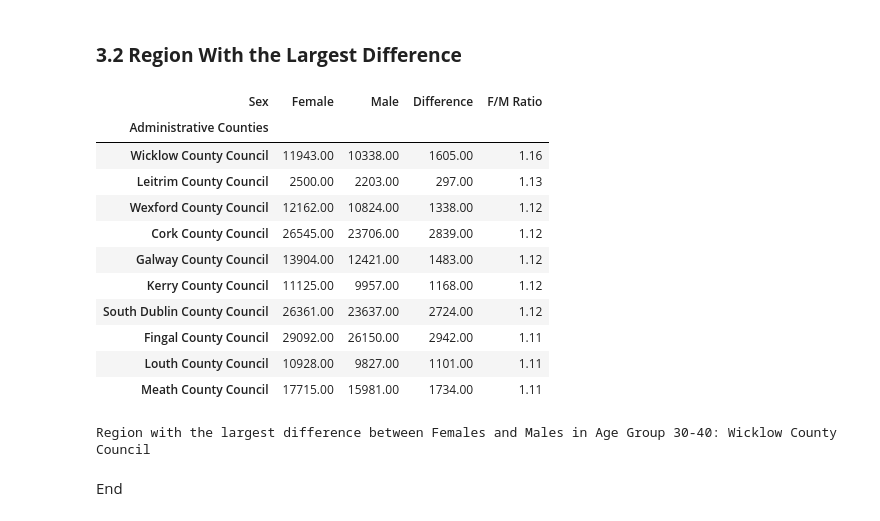
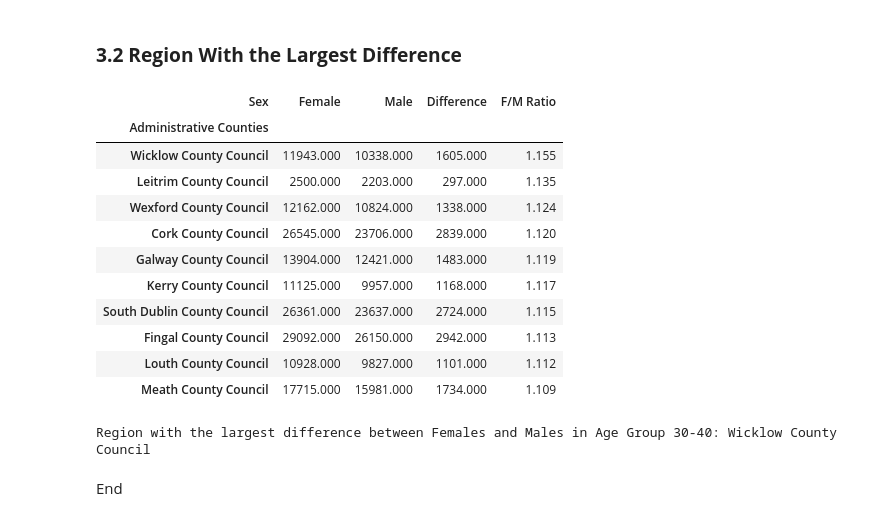
Before and after one commit to marianemcgrath/pfda, a Jupyter notebook: assignment/assignment05_population.ipynb, the cells around one changed output. Cells and saved outputs as stored; diff of their text form; code cells hidden in the pictures.

```diff
--- a/assignment/assignment05_population.ipynb
+++ b/assignment/assignment05_population.ipynb
@@ -358,41 +284,41 @@ Warning: Some administrative counties have more males than females in the age gr
 # %%
 # Create a pivot table where it shows the biggest population difference between the sexes
 # in that age group (30 to 40) and add the administrative counties
 
 # Filter out 'Both Sexes' first, then group by Administrative Counties and Sex
 coco_group = age_filter_no_both.groupby(['Administrative Counties', 'Sex'])['VALUE'].sum().unstack(fill_value=0) # Unstack to have Sex as columns
 
 # Show the top 5 Administrative Counties with the biggest difference
 coco_group = coco_group[coco_group.index != 'Ireland'] # Remove Ireland from the list
 coco_group['Difference'] = abs(coco_group['Female'] - coco_group['Male'])
 coco_group ['F/M Ratio'] = coco_group['Female'] / coco_group['Male']
 
 # Display the top 10 counties with the biggest difference
-display(coco_group.sort_values(by='F/M Ratio', ascending=False).head(10).style.format("{:.2f}"))
+display(coco_group.sort_values(by='F/M Ratio', ascending=False).head(10).style.format("{:.3f}"))
 
 # Display the region with the largest difference
 largest_region_diff = coco_group['F/M Ratio'].idxmax()
 print(f"Region with the largest difference between Females and Males in Age Group 30-40: {largest_region_diff}")
 
 # Source: https://www.geeksforgeeks.org/python/pandas-groupby-unstack/
 # Source: https://pandas.pydata.org/pandas-docs/version/1.2.2/user_guide/reshaping.html
 # Source: https://stackoverflow.com/questions/72495322/faster-alternative-to-groupby-unstack-then-fillna
 # Source: https://www.datacamp.com/de/tutorial/pandas-groupby
 # Source: https://stackoverflow.com/questions/69139030/why-and-when-should-use-a-stack-and-unstack-methods
 # Source: https://pandas.pydata.org/docs/reference/api/pandas.DataFrame.unstack.html
 # %% [output]
 | Sex | Female | Male | Difference | F/M Ratio |
 | Administrative Counties |  |  |  |  |
-| Wicklow County Council | 11943.00 | 10338.00 | 1605.00 | 1.16 |
-| Leitrim County Council | 2500.00 | 2203.00 | 297.00 | 1.13 |
-| Wexford County Council | 12162.00 | 10824.00 | 1338.00 | 1.12 |
-| Cork County Council | 26545.00 | 23706.00 | 2839.00 | 1.12 |
-| Galway County Council | 13904.00 | 12421.00 | 1483.00 | 1.12 |
-| Kerry County Council | 11125.00 | 9957.00 | 1168.00 | 1.12 |
-| South Dublin County Council | 26361.00 | 23637.00 | 2724.00 | 1.12 |
-| Fingal County Council | 29092.00 | 26150.00 | 2942.00 | 1.11 |
-| Louth County Council | 10928.00 | 9827.00 | 1101.00 | 1.11 |
-| Meath County Council | 17715.00 | 15981.00 | 1734.00 | 1.11 |
+| Wicklow County Council | 11943.000 | 10338.000 | 1605.000 | 1.155 |
+| Leitrim County Council | 2500.000 | 2203.000 | 297.000 | 1.135 |
+| Wexford County Council | 12162.000 | 10824.000 | 1338.000 | 1.124 |
+| Cork County Council | 26545.000 | 23706.000 | 2839.000 | 1.120 |
+| Galway County Council | 13904.000 | 12421.000 | 1483.000 | 1.119 |
+| Kerry County Council | 11125.000 | 9957.000 | 1168.000 | 1.117 |
+| South Dublin County Council | 26361.000 | 23637.000 | 2724.000 | 1.115 |
+| Fingal County Council | 29092.000 | 26150.000 | 2942.000 | 1.113 |
+| Louth County Council | 10928.000 | 9827.000 | 1101.000 | 1.112 |
+| Meath County Council | 17715.000 | 15981.000 | 1734.000 | 1.109 |
 Region with the largest difference between Females and Males in Age Group 30-40: Wicklow County Council
 # %% [markdown]
 End
```
Also changed, not shown: parts of 7 cells of this notebook, 9 other files.
